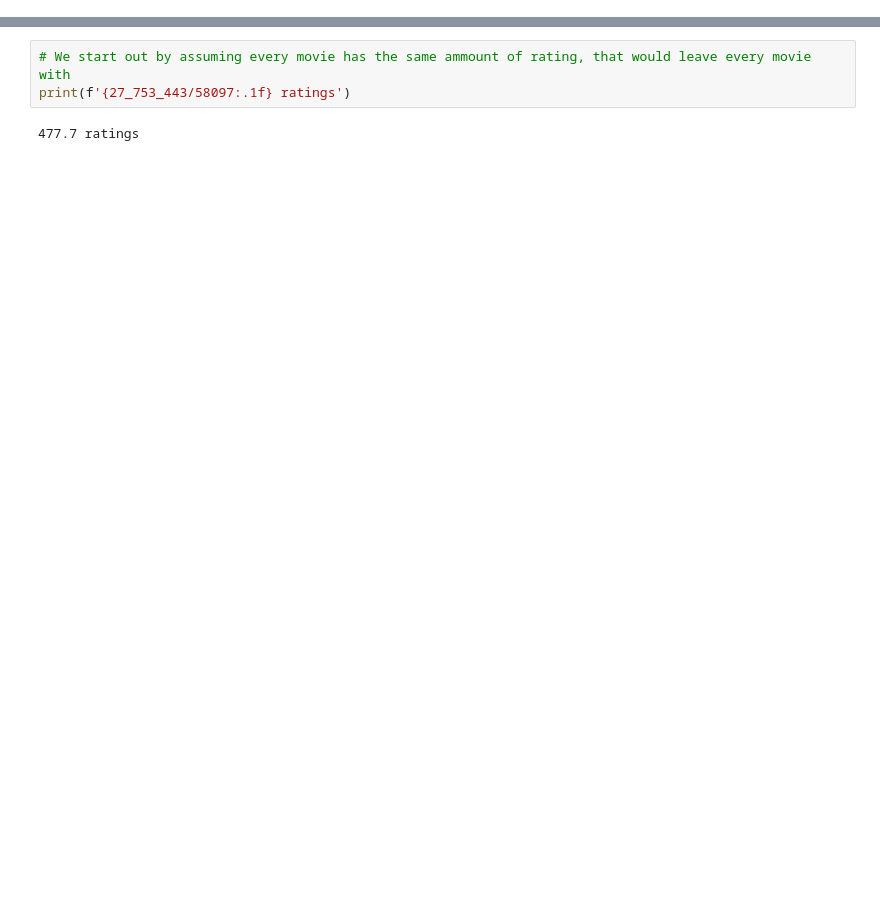
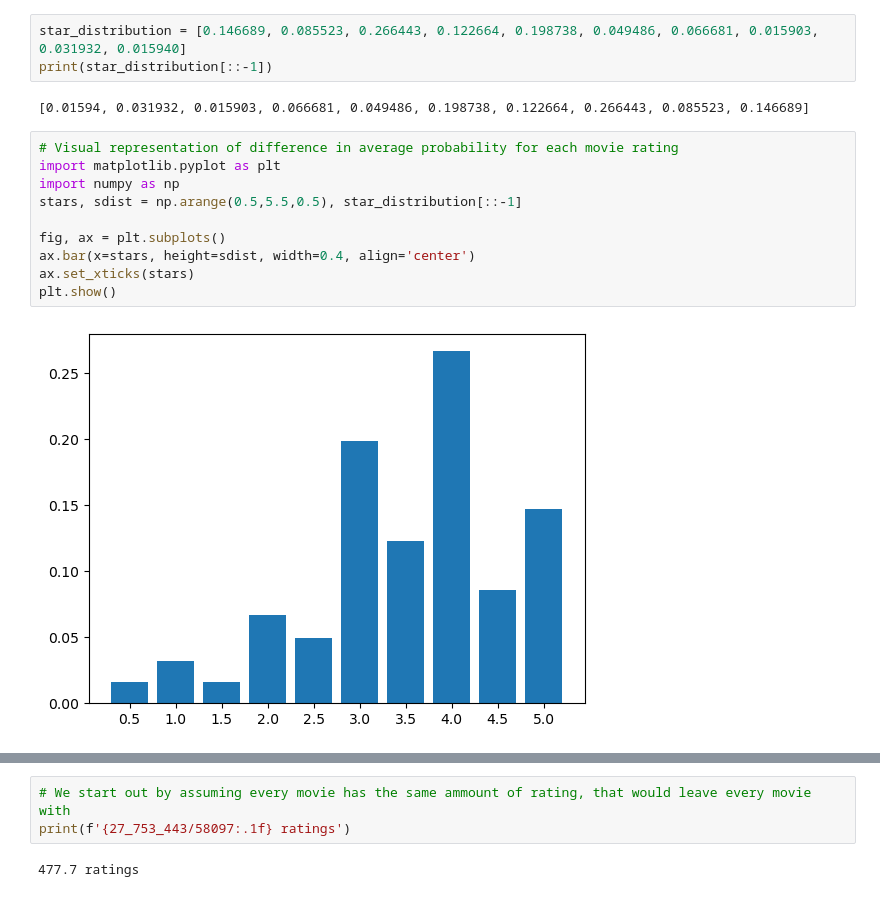
Before and after one commit to wlinds/mte, a Jupyter notebook: daily_doodle.ipynb, the cells around one changed output, grey strips where cells are left out. Drawn from its saved outputs; the diff is of its cells as text; blank space fills up the shorter version.

```diff
--- a/daily_doodle.ipynb
+++ b/daily_doodle.ipynb
@@ -0,0 +48,17 @@
+# %%
+star_distribution = [0.146689, 0.085523, 0.266443, 0.122664, 0.198738, 0.049486, 0.066681, 0.015903, 0.031932, 0.015940]
+print(star_distribution[::-1])
+# %% [output]
+[0.01594, 0.031932, 0.015903, 0.066681, 0.049486, 0.198738, 0.122664, 0.266443, 0.085523, 0.146689]
+# %%
+# Visual representation of difference in average probability for each movie rating
+import matplotlib.pyplot as plt
+import numpy as np
+stars, sdist = np.arange(0.5,5.5,0.5), star_distribution[::-1]
+
+fig, ax = plt.subplots()
+ax.bar(x=stars, height=sdist, width=0.4, align='center')
+ax.set_xticks(stars)
+plt.show()
+# %% [output]
+[figure, added]
```
Also changed, not shown: parts of 12 cells of this notebook.
